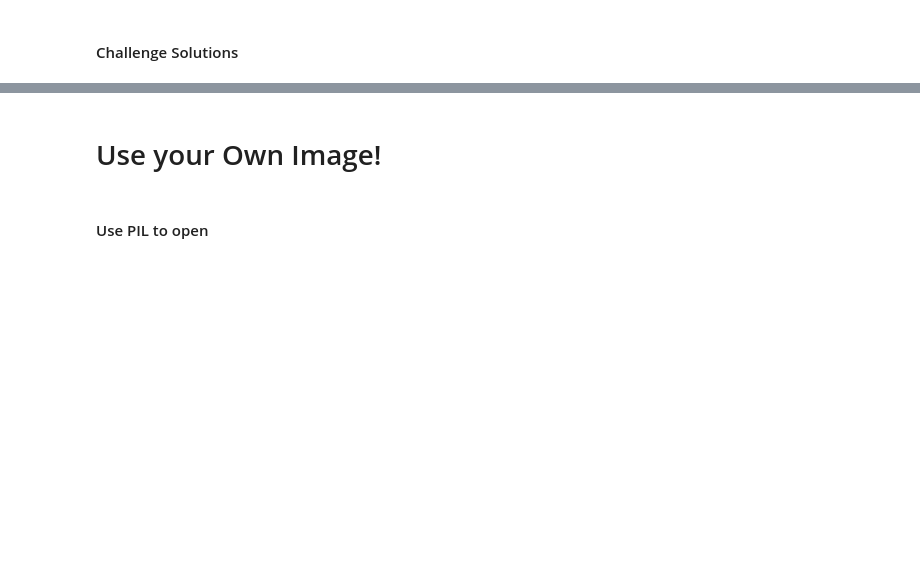
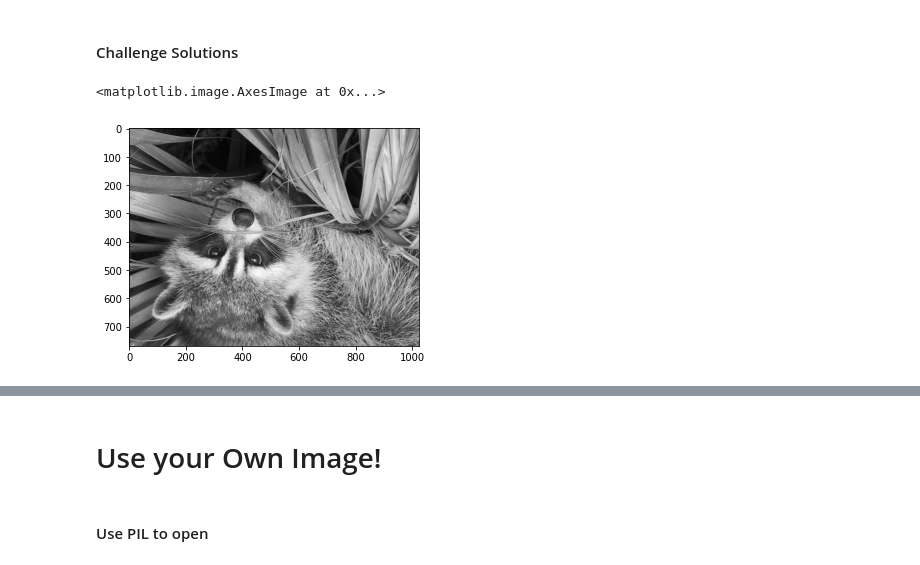
Before and after one commit to washimimizuku/100-days-of-python, a Jupyter notebook: day76/macarons/Computation_with_NumPy_and_N_Dimensional_Arrays.ipynb, the cells around one changed output, grey strips where cells are left out. Drawn from its saved outputs; the diff is of its cells as text; code cells hidden in the pictures; blank space fills up the shorter version.

```diff
--- a/day76/macarons/Computation_with_NumPy_and_N_Dimensional_Arrays.ipynb
+++ b/day76/macarons/Computation_with_NumPy_and_N_Dimensional_Arrays.ipynb
@@ -299,3 +329,8 @@ grey_vals = np.array([0.2126, 0.7152, 0.0722])
 <img src=https://i.imgur.com/cfFbuex.png>
 # %% [markdown]
 #### Challenge Solutions
+# %%
+plt.imshow(np.flip(img_gray), cmap='gray')
+# %% [output]
+<matplotlib.image.AxesImage at 0x...>
+[figure, added]
```
Also changed, not shown: parts of 12 cells of this notebook.
